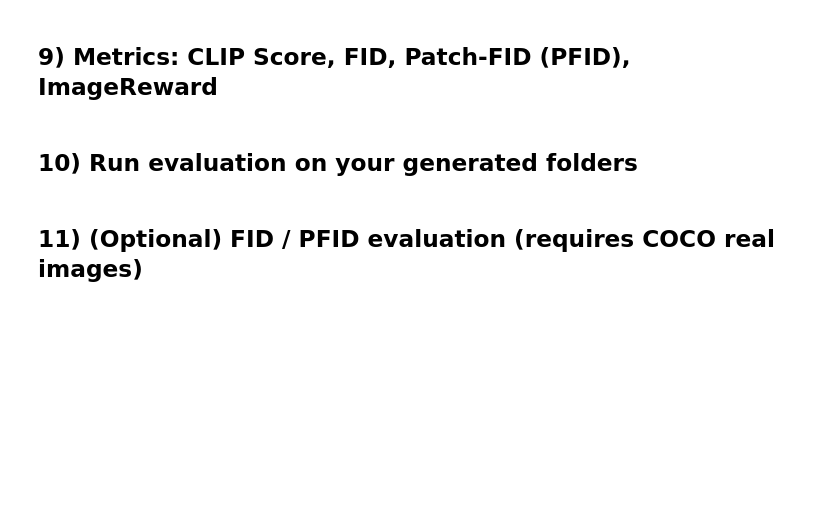
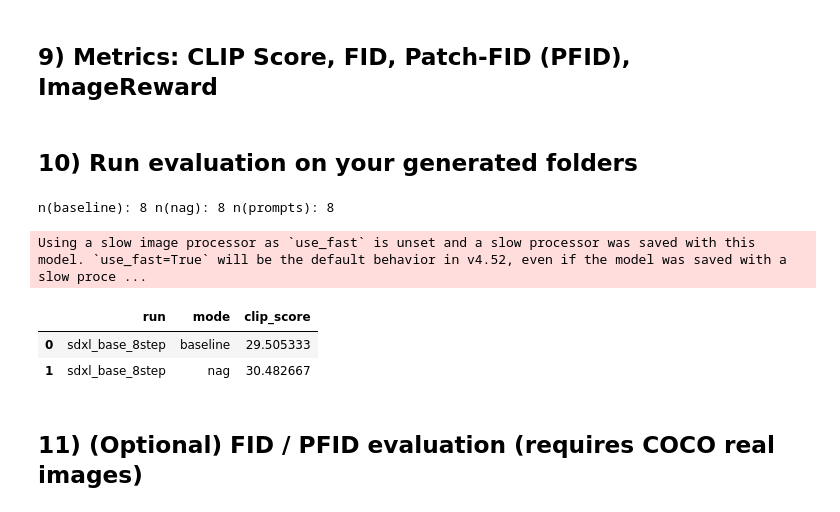
Before and after one commit to Oleg20502/Normalized-Attention-Guidance, a Jupyter notebook: nag_reproduce_experiments.ipynb, the cells around one changed output. Saved outputs shown, nothing was run; the diff lists cells and outputs as text; code cells hidden in the pictures; blank space fills up the shorter version.

```diff
--- a/nag_reproduce_experiments.ipynb
+++ b/nag_reproduce_experiments.ipynb
@@ -452,13 +427,12 @@ OutOfMemoryError: CUDA out of memory. Tried to allocate 80.00 MiB. GPU 0 has a t
 # %% [markdown]
 ## 9) Metrics: CLIP Score, FID, Patch-FID (PFID), ImageReward
 # %%
-
 from torchvision import transforms
 from torchmetrics.multimodal import CLIPScore
 from torchmetrics.image.fid import FrechetInceptionDistance
 
 # --- CLIP Score ---
-def compute_clip_score(image_paths: List[Path], prompts: List[str], device="cuda", clip_model="openai/clip-vit-base-patch32"):
+def compute_clip_score(image_paths: List[Path], prompts: List[str], device=DEVICE, clip_model="openai/clip-vit-base-patch32"):
     metric = CLIPScore(model_name_or_path=clip_model).to(device)
     # torchmetrics expects uint8 images [0, 255] as a tensor Bx3xHxW
     to_tensor = transforms.Compose([
@@ -486,7 +460,7 @@ def _iter_images_as_uint8_tensor(image_paths: List[Path], size=(299, 299)):
         img = Image.open(p).convert("RGB")
         yield tfm(img)
 
-def compute_fid(gen_paths: List[Path], real_paths: List[Path], device="cuda"):
+def compute_fid(gen_paths: List[Path], real_paths: List[Path], device=DEVICE):
     fid = FrechetInceptionDistance(feature=2048, reset_real_features=True).to(device)
 
     for t in tqdm(_iter_images_as_uint8_tensor(real_paths), total=len(real_paths), desc="FID(real)"):
@@ -509,7 +483,7 @@ def _extract_patches(img: Image.Image, grid: int = 4) -> List[Image.Image]:
             patches.append(img.crop((left, top, left + pw, top + ph)))
     return patches
 
-def compute_patch_fid(gen_paths: List[Path], real_paths: List[Path], device="cuda", grid: int = 4):
+def compute_patch_fid(gen_paths: List[Path], real_paths: List[Path], device=DEVICE, grid: int = 4):
     fid = FrechetInceptionDistance(feature=2048, reset_real_features=True).to(device)
 
     # update real patches
@@ -531,43 +505,52 @@ def compute_patch_fid(gen_paths: List[Path], real_paths: List[Path], device="cud
     return float(fid.compute().item())
 
 # --- ImageReward ---
-def compute_imagereward(image_paths: List[Path], prompts: List[str], device="cuda"):
-    import ImageReward as IR
-    model = IR.load("ImageReward-v1.0", device=device)
-    scores = []
-    for p, txt in tqdm(list(zip(image_paths, prompts)), desc="ImageReward"):
-        img = Image.open(p).convert("RGB")
-        s = model.score(txt, img)
-        scores.append(float(s))
-    return float(np.mean(scores)), scores
+# def compute_imagereward(image_paths: List[Path], prompts: List[str], device=DEVICE):
+#     import ImageReward as IR
+#     model = IR.load("ImageReward-v1.0", device=device)
+#     scores = []
+#     for p, txt in tqdm(list(zip(image_paths, prompts)), desc="ImageReward"):
+#         img = Image.open(p).convert("RGB")
+#         s = model.score(txt, img)
+#         scores.append(float(s))
+#     return float(np.mean(scores)), scores
 # %% [markdown]
 ## 10) Run evaluation on your generated folders
 # %%
-
 def list_images_sorted(folder: Path) -> List[Path]:
     return sorted([p for p in folder.glob("*.png")])
 
 # Use the smoke test output folders by default:
 gen_baseline = list_images_sorted(baseline_dir)
 gen_nag = list_images_sorted(nag_dir)
 
 eval_prompts = test_prompts  # must match image ordering
 
 print("n(baseline):", len(gen_baseline), "n(nag):", len(gen_nag), "n(prompts):", len(eval_prompts))
 
 # ---- CLIP score ----
 clip_mean_base, _ = compute_clip_score(gen_baseline, eval_prompts)
 clip_mean_nag, _ = compute_clip_score(gen_nag, eval_prompts)
 
 # ---- ImageReward ----
-ir_mean_base, _ = compute_imagereward(gen_baseline, eval_prompts)
-ir_mean_nag, _ = compute_imagereward(gen_nag, eval_prompts)
+# ir_mean_base, _ = compute_imagereward(gen_baseline, eval_prompts)
+# ir_mean_nag, _ = compute_imagereward(gen_nag, eval_prompts)
 
 results = pd.DataFrame([
-    dict(run=run.name, mode="baseline", clip_score=clip_mean_base, image_reward=ir_mean_base),
-    dict(run=run.name, mode="nag",      clip_score=clip_mean_nag,  image_reward=ir_mean_nag),
+    dict(run=run.name, mode="baseline", clip_score=clip_mean_base,
+    # image_reward=ir_mean_base
+),
+    dict(run=run.name, mode="nag",      clip_score=clip_mean_nag,
+    # image_reward=ir_mean_nag
+),
 ])
 results
+# %% [output]
+n(baseline): 8 n(nag): 8 n(prompts): 8
+Using a slow image processor as `use_fast` is unset and a slow processor was saved with this model. `use_fast=True` will be the default behavior in v4.52, even if the model was saved with a slow proce ...
+|  | run | mode | clip_score |
+| 0 | sdxl_base_8step | baseline | 29.505333 |
+| 1 | sdxl_base_8step | nag | 30.482667 |
 # %% [markdown]
 ## 11) (Optional) FID / PFID evaluation (requires COCO real images)
 # %%
```
Also changed, not shown: parts of 17 cells of this notebook, 4 other files.
